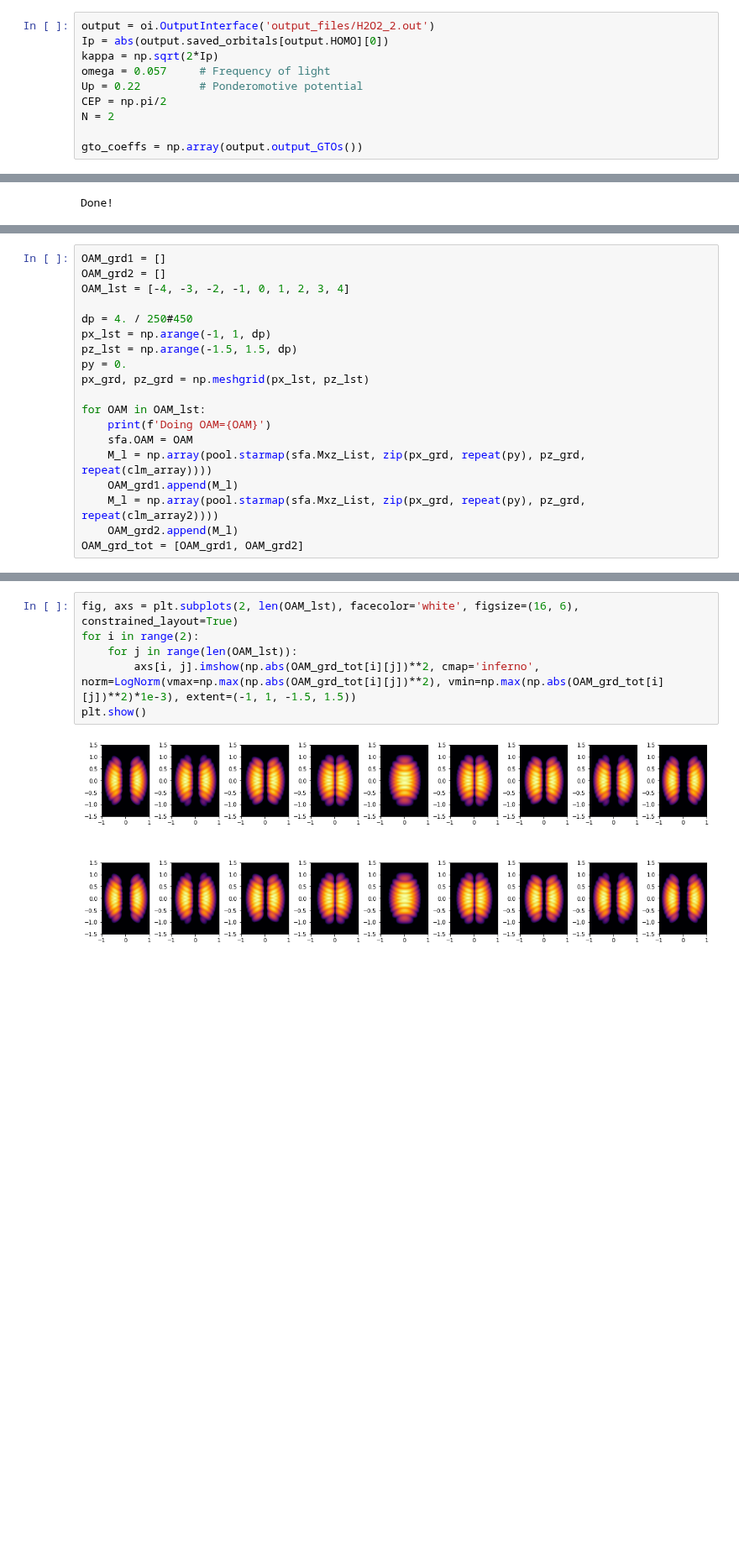
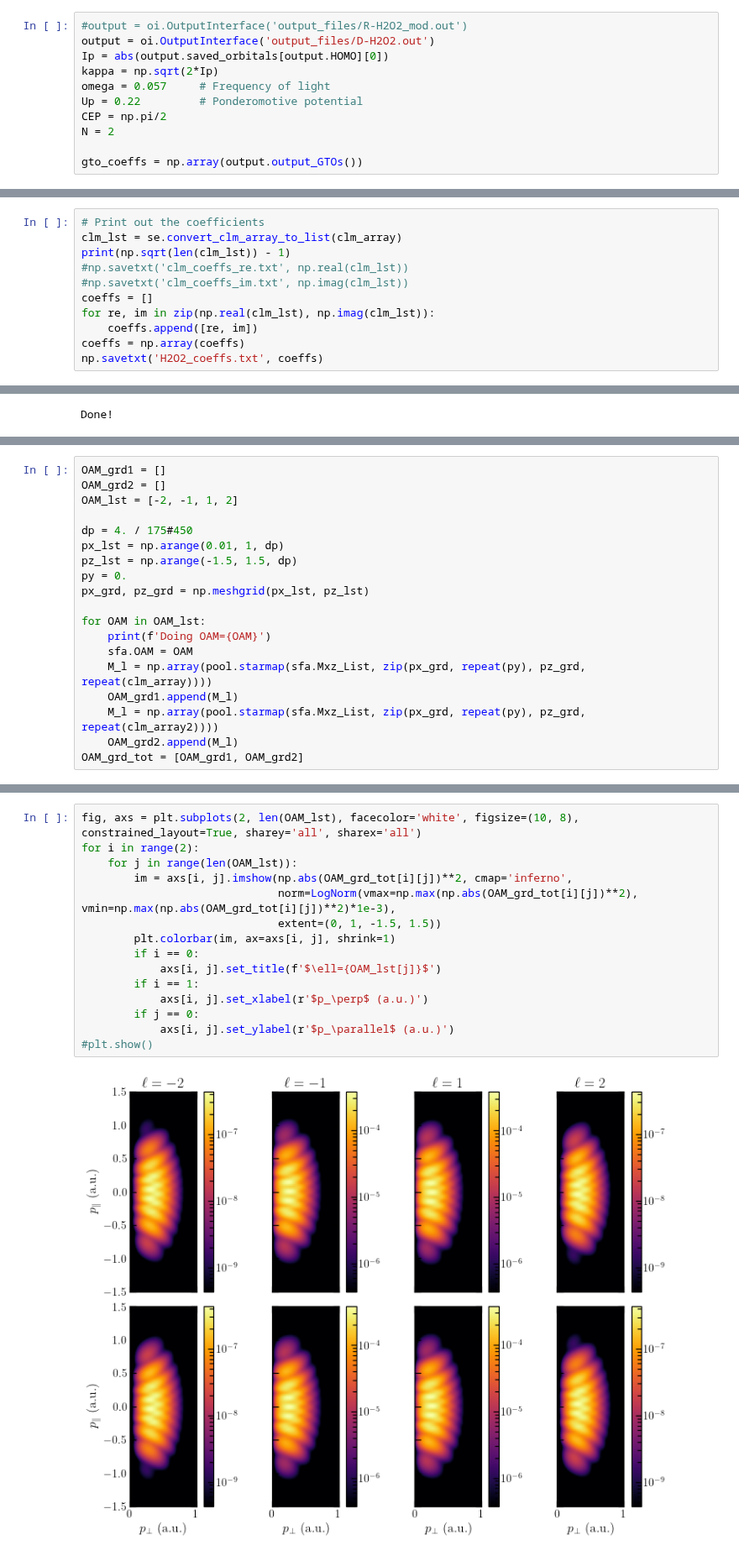
Before and after one commit to EmilHansen1/SFA_OAM_Linear, a Jupyter notebook: H2O2.ipynb, the cells around one changed output, grey strips where cells are left out. Shown at 84% size. Drawn from its saved outputs; the diff is of its cells as text; blank space fills up the shorter version.

```diff
--- a/H2O2.ipynb
+++ b/H2O2.ipynb
@@ -29,7 +51,8 @@ except NotImplementedError:
 
 pool = multiprocessing.Pool(processes=cpus)
 # %%
-output = oi.OutputInterface('output_files/H2O2_2.out')
+#output = oi.OutputInterface('output_files/R-H2O2_mod.out')
+output = oi.OutputInterface('output_files/D-H2O2.out')
 Ip = abs(output.saved_orbitals[output.HOMO][0])
 kappa = np.sqrt(2*Ip)
 omega = 0.057     # Frequency of light
@@ -87,0 +116,11 @@ plt.show()
+# %%
+# Print out the coefficients
+clm_lst = se.convert_clm_array_to_list(clm_array)
+print(np.sqrt(len(clm_lst)) - 1)
+#np.savetxt('clm_coeffs_re.txt', np.real(clm_lst))
+#np.savetxt('clm_coeffs_im.txt', np.imag(clm_lst))
+coeffs = []
+for re, im in zip(np.real(clm_lst), np.imag(clm_lst)):
+    coeffs.append([re, im])
+coeffs = np.array(coeffs)
+np.savetxt('H2O2_coeffs.txt', coeffs)
@@ -137,10 +179,10 @@ plt.show()
 # %%
 OAM_grd1 = []
 OAM_grd2 = []
-OAM_lst = [-4, -3, -2, -1, 0, 1, 2, 3, 4]
+OAM_lst = [-2, -1, 1, 2]
 
-dp = 4. / 250#450
-px_lst = np.arange(-1, 1, dp)
+dp = 4. / 175#450
+px_lst = np.arange(0.01, 1, dp)
 pz_lst = np.arange(-1.5, 1.5, dp)
 py = 0.
 px_grd, pz_grd = np.meshgrid(px_lst, pz_lst)
@@ -166,8 +203,17 @@ Doing OAM=4
 # %%
-fig, axs = plt.subplots(2, len(OAM_lst), facecolor='white', figsize=(16, 6), constrained_layout=True)
+fig, axs = plt.subplots(2, len(OAM_lst), facecolor='white', figsize=(10, 8), constrained_layout=True, sharey='all', sharex='all')
 for i in range(2):
     for j in range(len(OAM_lst)):
-        axs[i, j].imshow(np.abs(OAM_grd_tot[i][j])**2, cmap='inferno', norm=LogNorm(vmax=np.max(np.abs(OAM_grd_tot[i][j])**2), vmin=np.max(np.abs(OAM_grd_tot[i][j])**2)*1e-3), extent=(-1, 1, -1.5, 1.5))
-plt.show()
+        im = axs[i, j].imshow(np.abs(OAM_grd_tot[i][j])**2, cmap='inferno',
+                              norm=LogNorm(vmax=np.max(np.abs(OAM_grd_tot[i][j])**2), vmin=np.max(np.abs(OAM_grd_tot[i][j])**2)*1e-3),
+                              extent=(0, 1, -1.5, 1.5))
+        plt.colorbar(im, ax=axs[i, j], shrink=1)
+        if i == 0:
+            axs[i, j].set_title(f'$\ell={OAM_lst[j]}$')
+        if i == 1:
+            axs[i, j].set_xlabel(r'$p_\perp$ (a.u.)')
+        if j == 0:
+            axs[i, j].set_ylabel(r'$p_\parallel$ (a.u.)')
+#plt.show()
 # %% [output]
-[figure, old version]
+[figure, new version]
```
Also changed, not shown: parts of 14 cells of this notebook, 2 other files.
